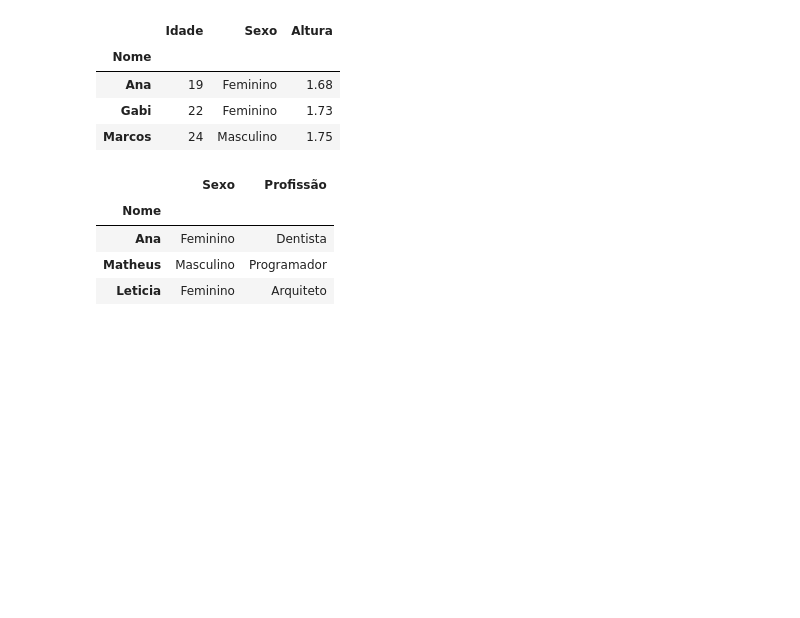
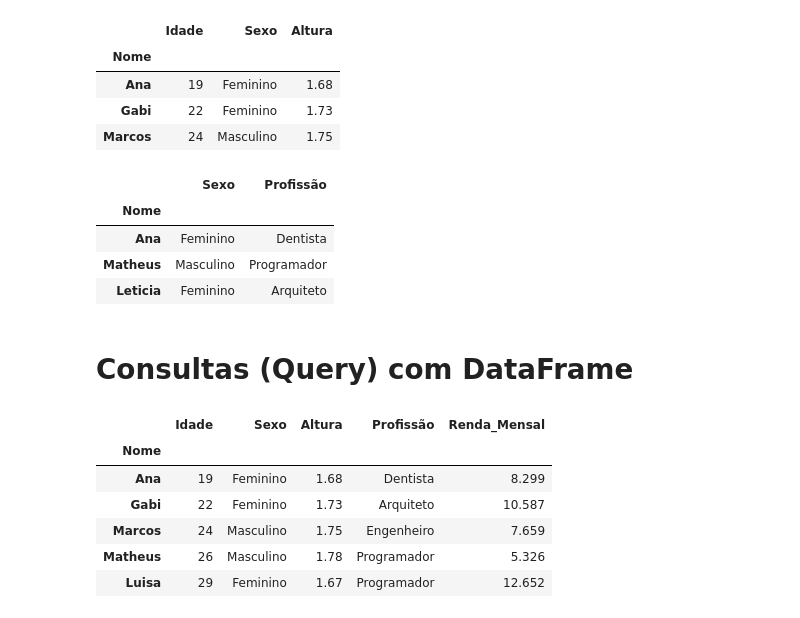
Before and after one commit to Olivierah/Pandas-Package, a Jupyter notebook: Python_para_Data_Science_Introdução_ao__Pandas.ipynb, the cells around one changed output. Cells and saved outputs as stored; diff of their text form; code cells hidden in the pictures; blank space fills up the shorter version.

```diff
--- a/Python_para_Data_Science_Introdução_ao__Pandas.ipynb
+++ b/Python_para_Data_Science_Introdução_ao__Pandas.ipynb
@@ -927,3 +927,15 @@ dadosInfo.iloc[[0, 3, 6], [1, 3]]
 | Ana | Feminino | Dentista |
 | Matheus | Masculino | Programador |
 | Leticia | Feminino | Arquiteto |
+# %% [markdown]
+# Consultas (Query) com DataFrame
+# %%
+dadosInfo.head()
+# %% [output]
+|  | Idade | Sexo | Altura | Profissão | Renda_Mensal |
+| Nome |  |  |  |  |  |
+| Ana | 19 | Feminino | 1.68 | Dentista | 8.299 |
+| Gabi | 22 | Feminino | 1.73 | Arquiteto | 10.587 |
+| Marcos | 24 | Masculino | 1.75 | Engenheiro | 7.659 |
+| Matheus | 26 | Masculino | 1.78 | Programador | 5.326 |
+| Luisa | 29 | Feminino | 1.67 | Programador | 12.652 |
```
Also changed, not shown: parts of 5 cells of this notebook.
